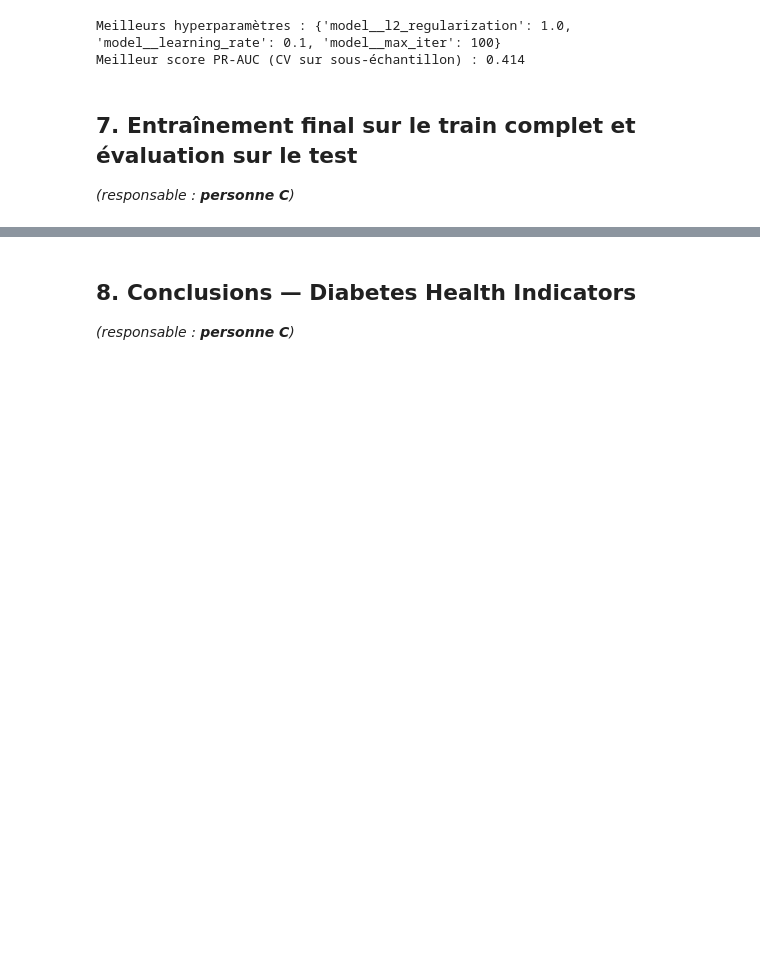
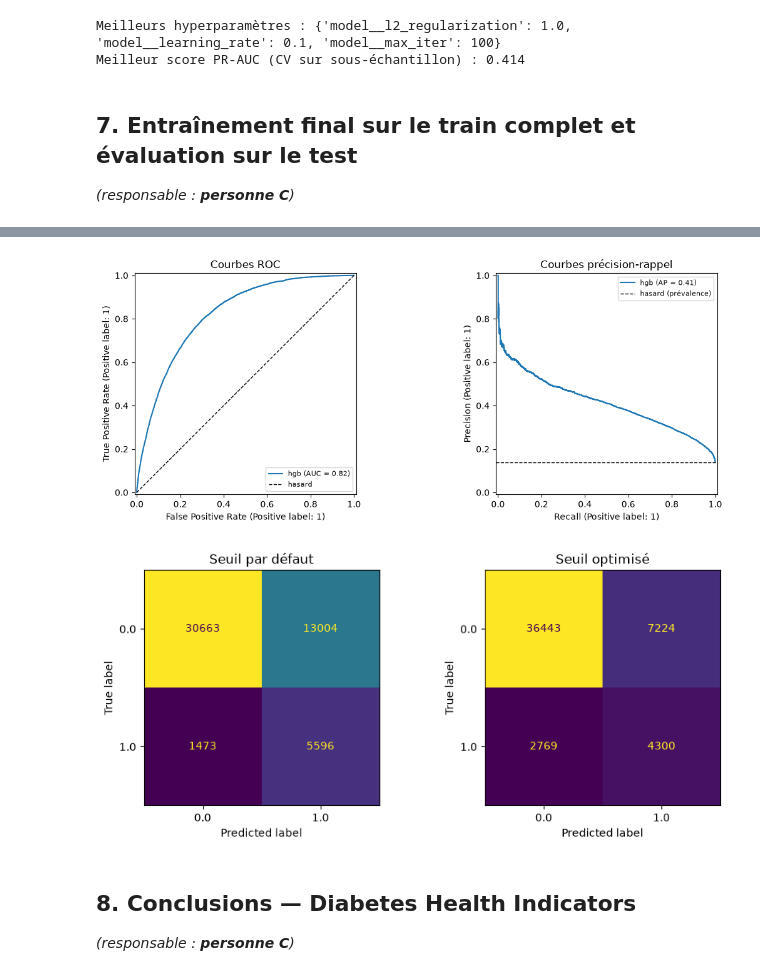
Before and after one commit to j4niro/ml-project, a Jupyter notebook: 02_diabetes.ipynb, the cells around one changed output, grey strips where cells are left out. Cells and saved outputs as stored; diff of their text form; code cells hidden in the pictures; blank space fills up the shorter version.

```diff
--- a/02_diabetes.ipynb
+++ b/02_diabetes.ipynb
@@ -271,6 +301,9 @@ Meilleur score PR-AUC (CV sur sous-échantillon) : 0.414
 ## 7. Entraînement final sur le train complet et évaluation sur le test
 *(responsable : **personne C**)*
 # %%
-# TODO personne C
-cv_table = ml.cross_validate_models(models, X_train, y_train, cv=5)
-cv_table.round(3).sort_values("average_precision_mean", ascending=False)
+# Modèle final : le meilleur de la section 4 (PR-AUC en CV), réglé en section 6.
+# tune_model a déjà réentraîné le meilleur pipeline sur le train complet.
+best_name = cv_table["average_precision_mean"].idxmax()
+print("Meilleur modèle en CV (section 4) :", best_name)
+assert best_name == "hgb", "Le modèle réglé en section 6 est HGB : adapter `final` si le meilleur est un autre modèle."
+final = hgb_grid.best_estimator_
@@ -277,13 +312,11 @@ cv_table.round(3).sort_values("average_precision_mean", ascending=False)
 # %%
-# TODO personne C
-#
-final = ml.build_pipeline(best_model, **best_params)       # adapter
-oof   = ml.oof_scores(final, X_train, y_train, cv=3)
-thr   = ml.find_best_threshold(y_train, oof, metric="f1")
-final.fit(X_train, y_train)
+# Seuil de décision appris sur le train complet (scores hors-échantillon), jamais sur le test
+oof = ml.oof_scores(final, X_train_diabetes, y_train_diabetes, cv=3)
+thr = ml.find_best_threshold(y_train_diabetes, oof, metric="f1")
 
 res = pd.DataFrame({
-    "seuil par défaut": ml.evaluate_model(final, X_test, y_test),
-    f"seuil optimisé ({thr:.2f})": ml.evaluate_model(final, X_test, y_test, threshold=thr),
+    "baseline (toujours non)": base,
+    "seuil par défaut": ml.evaluate_model(final, X_test_diabetes, y_test_diabetes),
+    f"seuil optimisé ({thr:.2f})": ml.evaluate_model(final, X_test_diabetes, y_test_diabetes, threshold=thr),
 }).round(3)
 res
@@ -290,3 +333,14 @@ res
+# %%
+# Courbes ROC / PR et matrices de confusion du modèle final
+ml.plot_roc_pr({best_name: final}, X_test_diabetes, y_test_diabetes)
+
+fig, axes = plt.subplots(1, 2, figsize=(9, 4))
+ml.plot_confusion(final, X_test_diabetes, y_test_diabetes, title="Seuil par défaut", ax=axes[0])
+ml.plot_confusion(final, X_test_diabetes, y_test_diabetes, threshold=thr, title="Seuil optimisé", ax=axes[1])
+plt.tight_layout()
+# %% [output]
+[figure, added]
+[figure, added]
 # %% [markdown]
 ## 8. Conclusions — Diabetes Health Indicators
 *(responsable : **personne C**)*
```
Also changed, not shown: parts of 17 cells of this notebook, 1 other file.
